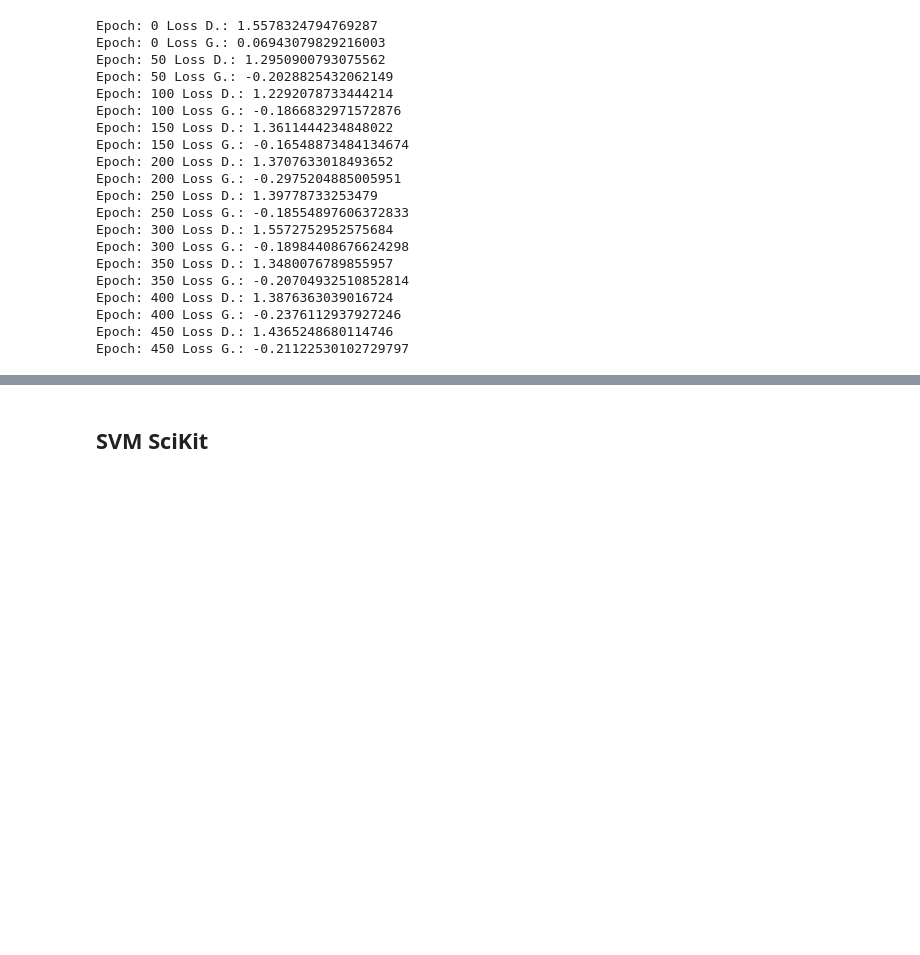
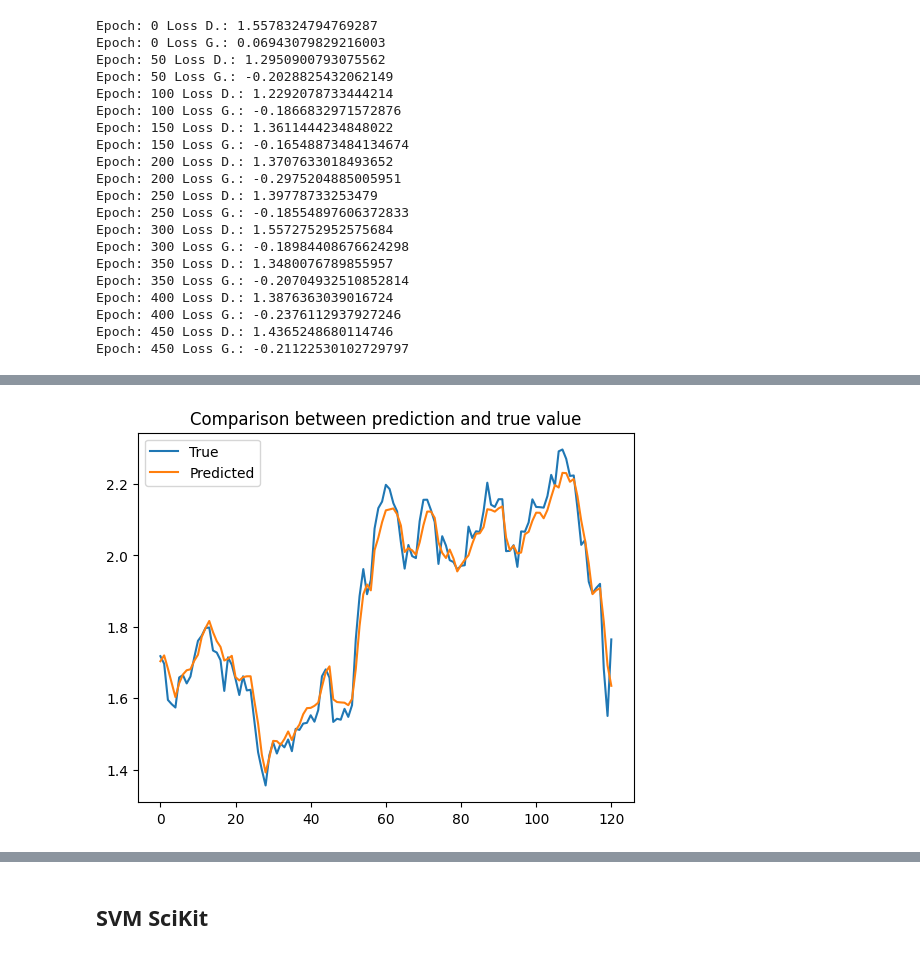
Before and after one commit to RobertoSonzini/NAML_project, a Jupyter notebook: Progetto_NAML_old.ipynb, the cells around one changed output, grey strips where cells are left out. Cells and saved outputs as stored; diff of their text form; code cells hidden in the pictures; blank space fills up the shorter version.

```diff
--- a/Progetto_NAML_old.ipynb
+++ b/Progetto_NAML_old.ipynb
@@ -1877,7 +1866,7 @@ Epoch: 400 Loss G.: -0.2376112937927246
 Epoch: 450 Loss D.: 1.4365248680114746
 Epoch: 450 Loss G.: -0.21122530102729797
 # %%
-def test_GAN(model, seq_len, loss_function):
+def test_GAN_scratch(model, seq_len, loss_function):
   total_loss = 0
   preds = []
   actuals = []
@@ -1906,4 +1895,4 @@ def test_GAN(model, seq_len, loss_function):
 
   return preds, actuals
 # %%
-preds_GAN, actuals_GAN = test_GAN(generator, seq_len, chosen_loss)
+preds_GAN_scratch, actuals_GAN_scratch = test_GAN_scratch(generator, seq_len, chosen_loss)
@@ -1919,3 +1908,7 @@ plot_predictions(preds_GAN, actuals_GAN)
+# %%
+plot_predictions(preds_GAN_scratch, actuals_GAN_scratch)
+# %% [output]
+[figure, added]
 # %%
 plt.figure(figsize=(15, 5))
 plt.plot(discriminator_losses, label = "D_loss")
```
Also changed, not shown: parts of 12 cells of this notebook.
